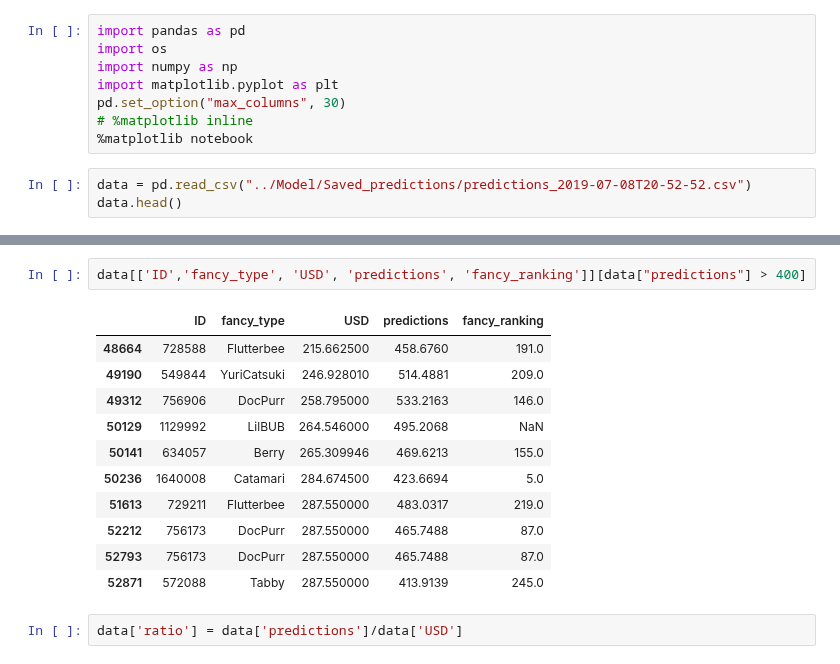
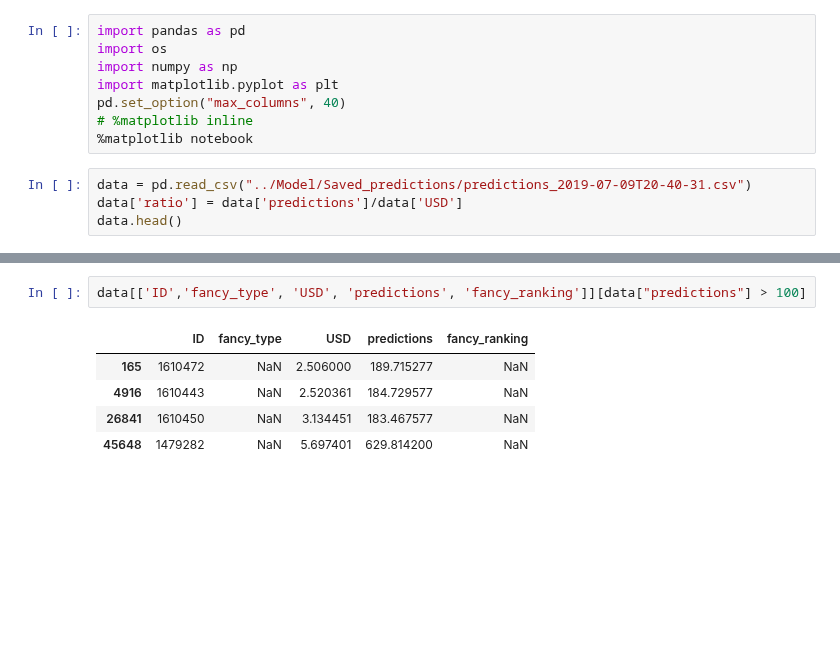
Before and after one commit to DylanBedetti/Trading-Cryptokitties, a Jupyter notebook: Email/Analyse Predictions.ipynb, the cells around one changed output, grey strips where cells are left out. Drawn from its saved outputs; the diff is of its cells as text; blank space fills up the shorter version.

```diff
--- a/Email/Analyse Predictions.ipynb
+++ b/Email/Analyse Predictions.ipynb
@@ -3,11 +3,12 @@ import pandas as pd
 import os
 import numpy as np
 import matplotlib.pyplot as plt
-pd.set_option("max_columns", 30)
+pd.set_option("max_columns", 40)
 # %matplotlib inline
 %matplotlib notebook
 # %%
-data = pd.read_csv("../Model/Saved_predictions/predictions_2019-07-08T20-52-52.csv")
+data = pd.read_csv("../Model/Saved_predictions/predictions_2019-07-09T20-40-31.csv")
+data['ratio'] = data['predictions']/data['USD']
 data.head()
 # %% [output]
 |  | date | ID | USD | generation | color | is_fancy | is_exclusive | fancy_type | is_prestige | ... |
@@ -93,19 +63,11 @@ d[['ID','fancy_type','USD', 'fancy_ranking']][(d["fancy_type"] == "Dukecat")].so
 # %%
-data[['ID','fancy_type', 'USD', 'predictions', 'fancy_ranking']][data["predictions"] > 400]
+data[['ID','fancy_type', 'USD', 'predictions', 'fancy_ranking']][data["predictions"] > 100]
 # %% [output]
 |  | ID | fancy_type | USD | predictions | fancy_ranking |
-| 48664 | 728588 | Flutterbee | 215.662500 | 458.6760 | 191.0 |
-| 49190 | 549844 | YuriCatsuki | 246.928010 | 514.4881 | 209.0 |
-| 49312 | 756906 | DocPurr | 258.795000 | 533.2163 | 146.0 |
-| 50129 | 1129992 | LilBUB | 264.546000 | 495.2068 | NaN |
-| 50141 | 634057 | Berry | 265.309946 | 469.6213 | 155.0 |
-| 50236 | 1640008 | Catamari | 284.674500 | 423.6694 | 5.0 |
-| 51613 | 729211 | Flutterbee | 287.550000 | 483.0317 | 219.0 |
-| 52212 | 756173 | DocPurr | 287.550000 | 465.7488 | 87.0 |
-| 52793 | 756173 | DocPurr | 287.550000 | 465.7488 | 87.0 |
-| 52871 | 572088 | Tabby | 287.550000 | 413.9139 | 245.0 |
+| 165 | 1610472 | NaN | 2.506000 | 189.715277 | NaN |
+| 4916 | 1610443 | NaN | 2.520361 | 184.729577 | NaN |
+| 26841 | 1610450 | NaN | 3.134451 | 183.467577 | NaN |
+| 45648 | 1479282 | NaN | 5.697401 | 629.814200 | NaN |
-# %%
-data['ratio'] = data['predictions']/data['USD']
 # %%
 data.sort_values('ratio', ascending=False)[:20]
 # %% [output]
```
Also changed, not shown: parts of 14 cells of this notebook, 26 other files.
